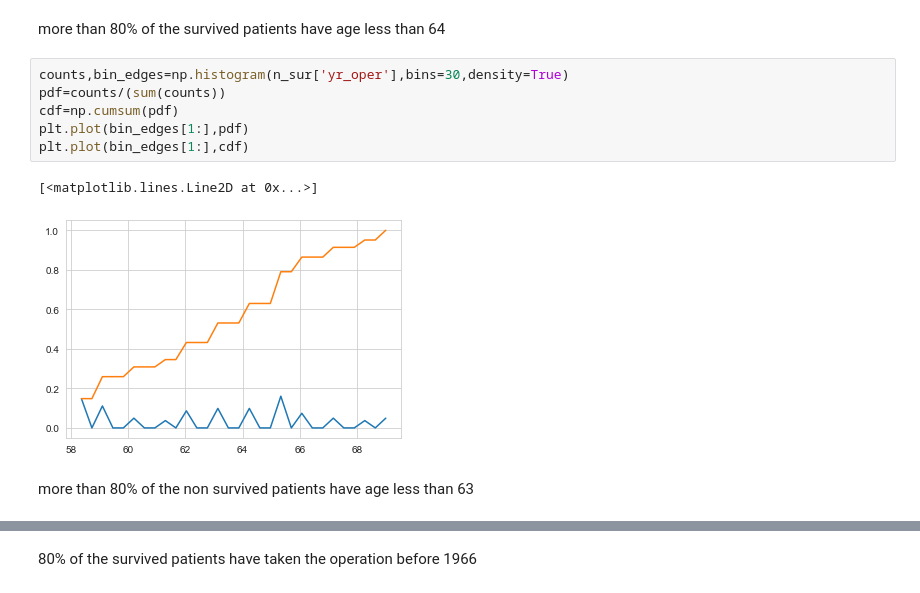
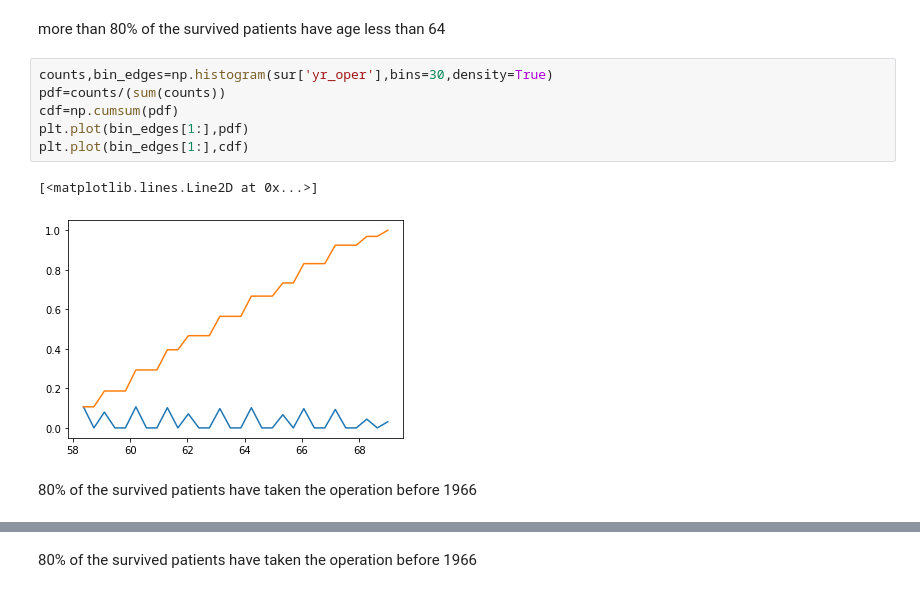
Before and after one commit to ranadheer314/Machine-Learning, a Jupyter notebook: Haberman Survival EDA.ipynb, the cells around one changed output, grey strips where cells are left out. Cells and saved outputs as stored; diff of their text form.

```diff
--- a/Haberman Survival EDA.ipynb
+++ b/Haberman Survival EDA.ipynb
@@ -168,16 +145,16 @@ plt.show()
 # %% [markdown]
 more than 80%  of the survived patients have age less than 64
 # %%
-counts,bin_edges=np.histogram(n_sur['yr_oper'],bins=30,density=True)
+counts,bin_edges=np.histogram(sur['yr_oper'],bins=30,density=True)
 pdf=counts/(sum(counts))
 cdf=np.cumsum(pdf)
 plt.plot(bin_edges[1:],pdf)
 plt.plot(bin_edges[1:],cdf)
 # %% [output]
 [<matplotlib.lines.Line2D at 0x...>]
-[figure, old version]
+[figure, new version]
-# %% [markdown]
-more than 80% of the non survived patients have age less than 63
+# %% [markdown]
+80% of the survived patients have taken the operation before 1966
 # %%
 counts,bin_edges=np.histogram(sur['axillaryNodes'],bins=30,density=True)
 pdf=counts/(sum(counts))
```
Also changed, not shown: parts of 73 cells of this notebook, 2 other files.
